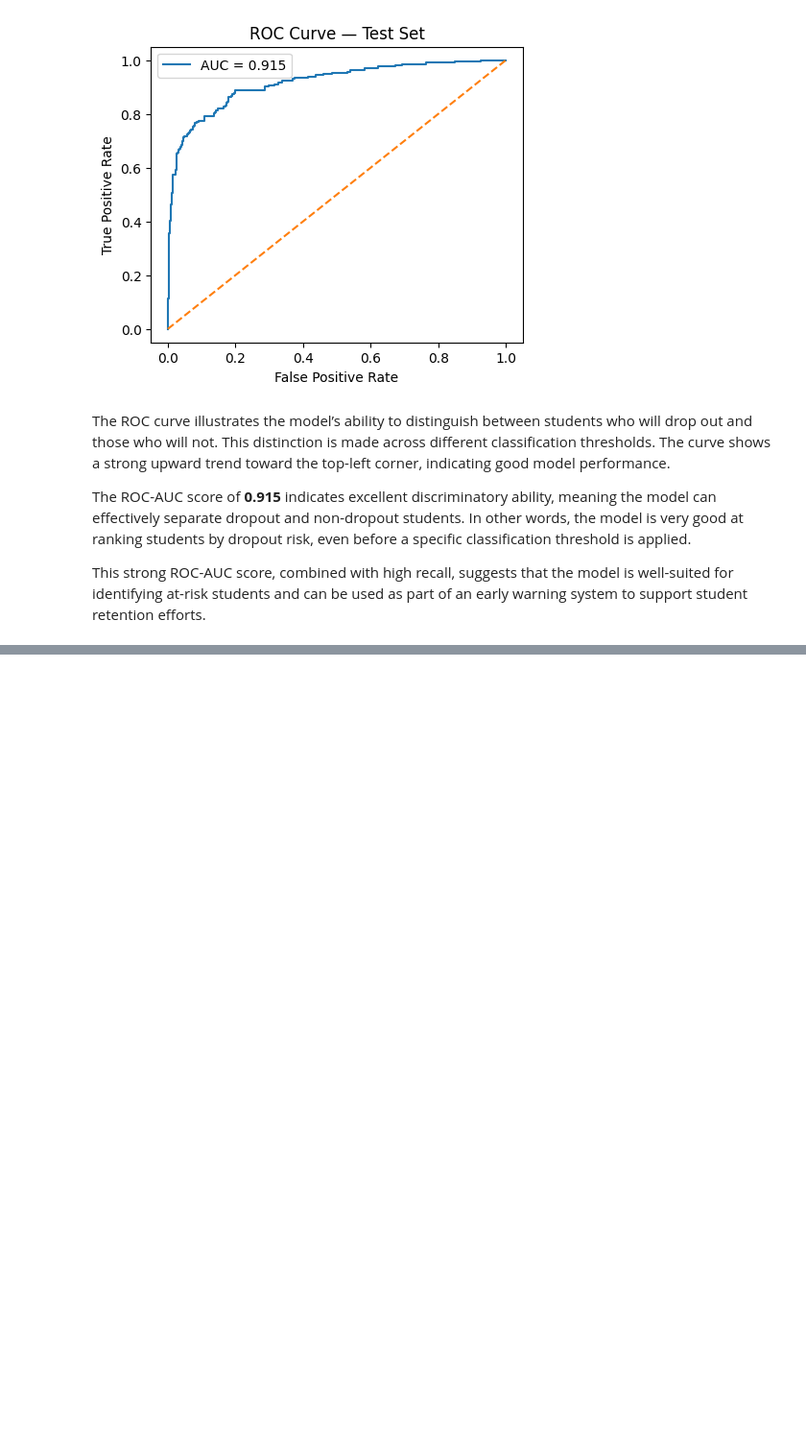
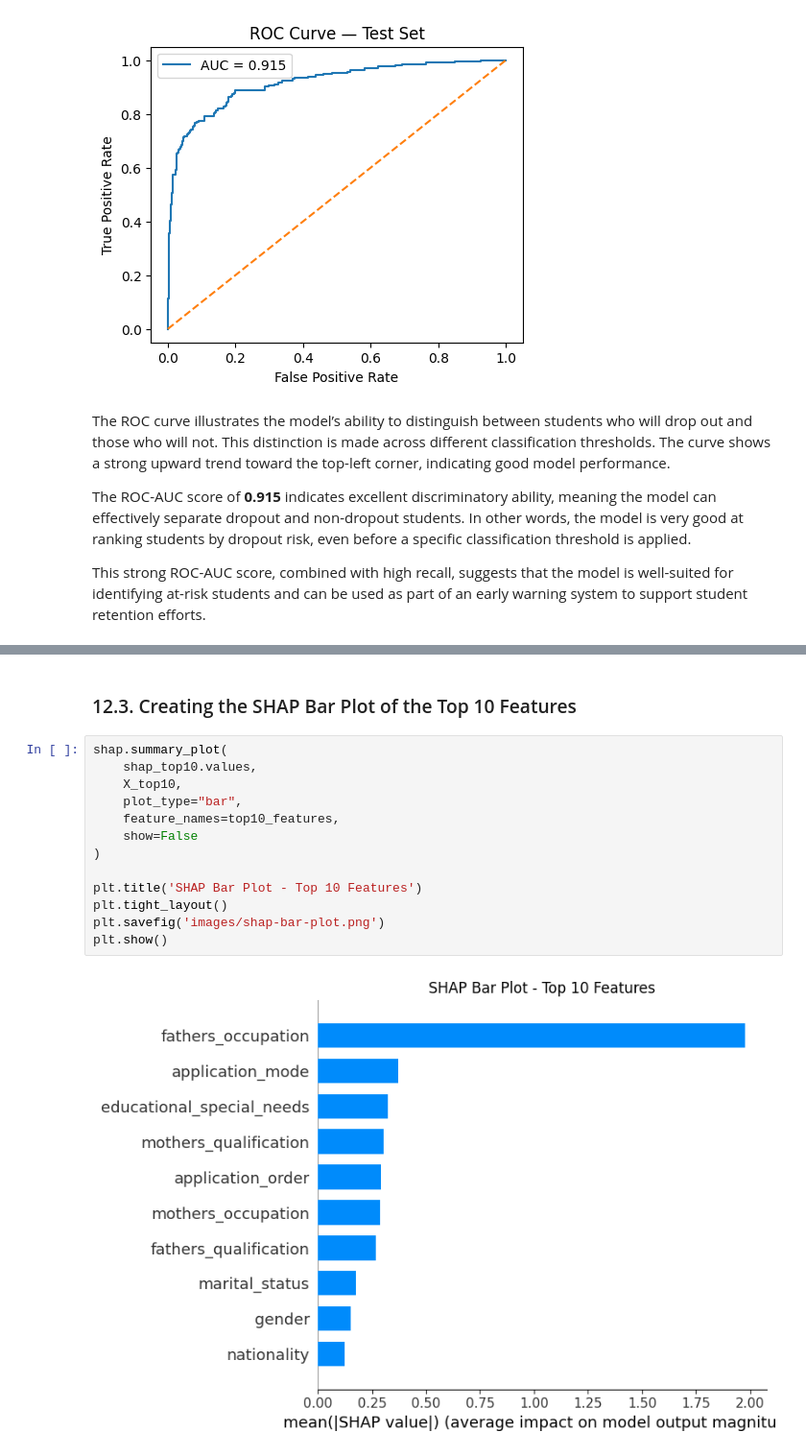
Before and after one commit to dziaoure/ai-ml-ucberkeley, a Jupyter notebook: capstone-project/capstone.ipynb, the cells around one changed output, grey strips where cells are left out. Shown at 96% size. Saved outputs shown, nothing was run; the diff lists cells and outputs as text; blank space fills up the shorter version.

```diff
--- a/capstone-project/capstone.ipynb
+++ b/capstone-project/capstone.ipynb
@@ -1340,0 +1458,17 @@ This strong ROC-AUC score, combined with high recall, suggests that the model is
+# %% [markdown]
+### 12.3. Creating the SHAP Bar Plot of the Top 10 Features
+# %%
+shap.summary_plot(
+    shap_top10.values,
+    X_top10,
+    plot_type="bar",
+    feature_names=top10_features,
+    show=False
+)
+
+plt.title('SHAP Bar Plot - Top 10 Features')
+plt.tight_layout()
+plt.savefig('images/shap-bar-plot.png')
+plt.show()
+# %% [output]
+[figure, added]
```
Also changed, not shown: parts of 11 cells of this notebook, 2 other files.
